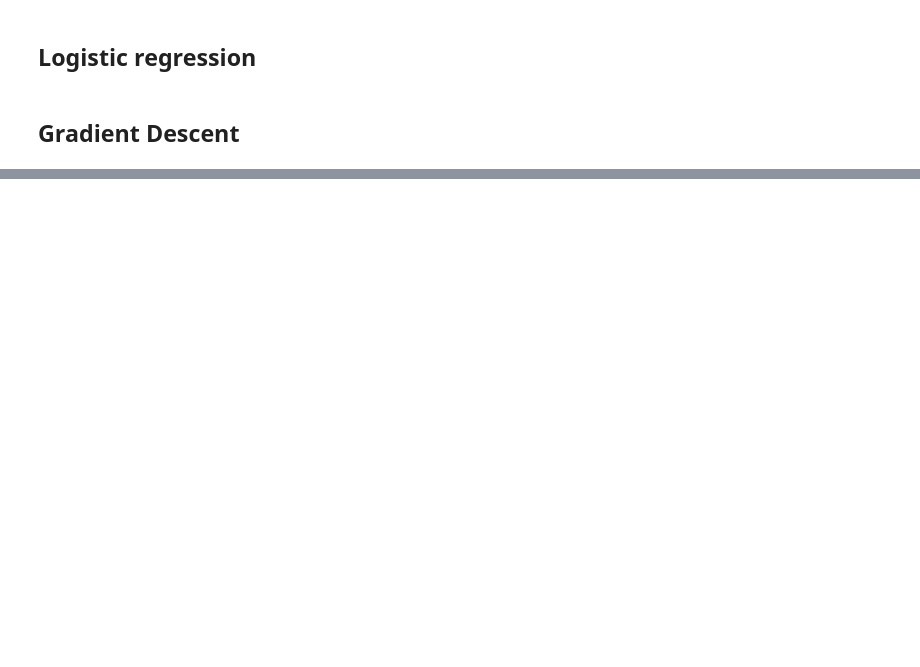
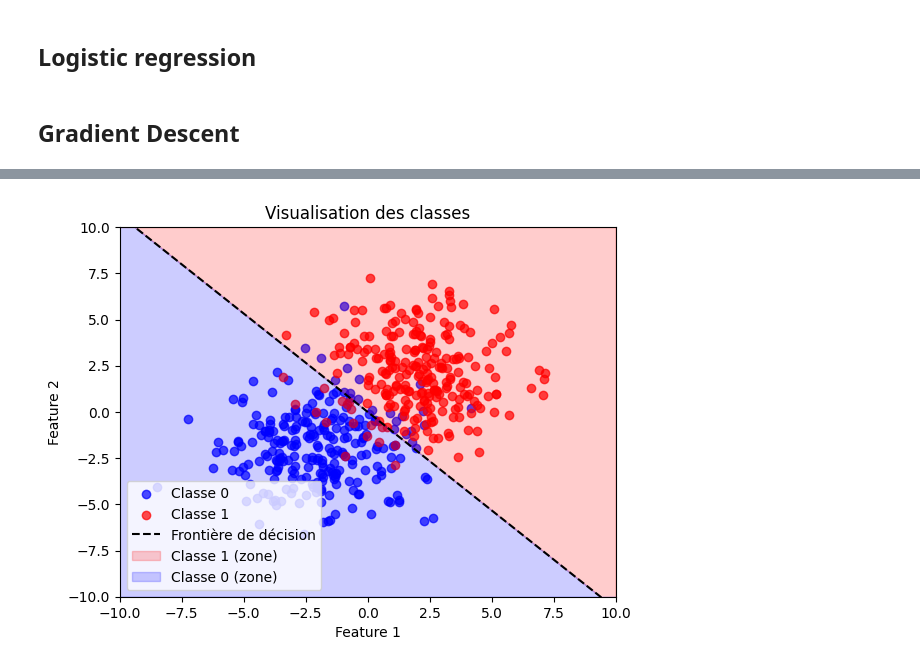
Before and after one commit to Melvin-klein/Numerics, a Jupyter notebook: code.ipynb, the cells around one changed output, grey strips where cells are left out. Cells and saved outputs as stored; diff of their text form; code cells hidden in the pictures; blank space fills up the shorter version.

```diff
--- a/code.ipynb
+++ b/code.ipynb
@@ -45,0 +87,31 @@ def logistic(X: np.array, weights: np.array):
+# %%
+class_0 = X[y == 0]
+class_1 = X[y == 1]
+
+plt.scatter(class_0[:, 0], class_0[:, 1], color='blue', label='Classe 0', alpha=0.7)
+plt.scatter(class_1[:, 0], class_1[:, 1], color='red', label='Classe 1', alpha=0.7)
+
+w1, w2 = solver.get_trajectory()[-1]
+x_values = np.linspace(-10, 10, 100)  # Points sur l'axe x
+decision_boundary = -(w1 / w2) * x_values  # Calcul de y
+plt.plot(x_values, decision_boundary, color='black', linestyle='--', label='Frontière de décision')
+
+# Tracer les zones de prédiction
+plt.fill_between(
+    x_values, decision_boundary, 10, color='red', alpha=0.2, label='Classe 1 (zone)'
+)
+plt.fill_between(
+    x_values, decision_boundary, -10, color='blue', alpha=0.2, label='Classe 0 (zone)'
+)
+
+plt.xlim((-10, 10))
+plt.ylim((-10, 10))
+
+plt.xlabel('Feature 1')
+plt.ylabel('Feature 2')
+plt.title('Visualisation des classes')
+plt.legend()
+
+plt.show()
+# %% [output]
+[figure, added]
```
Also changed, not shown: parts of 20 cells of this notebook.
